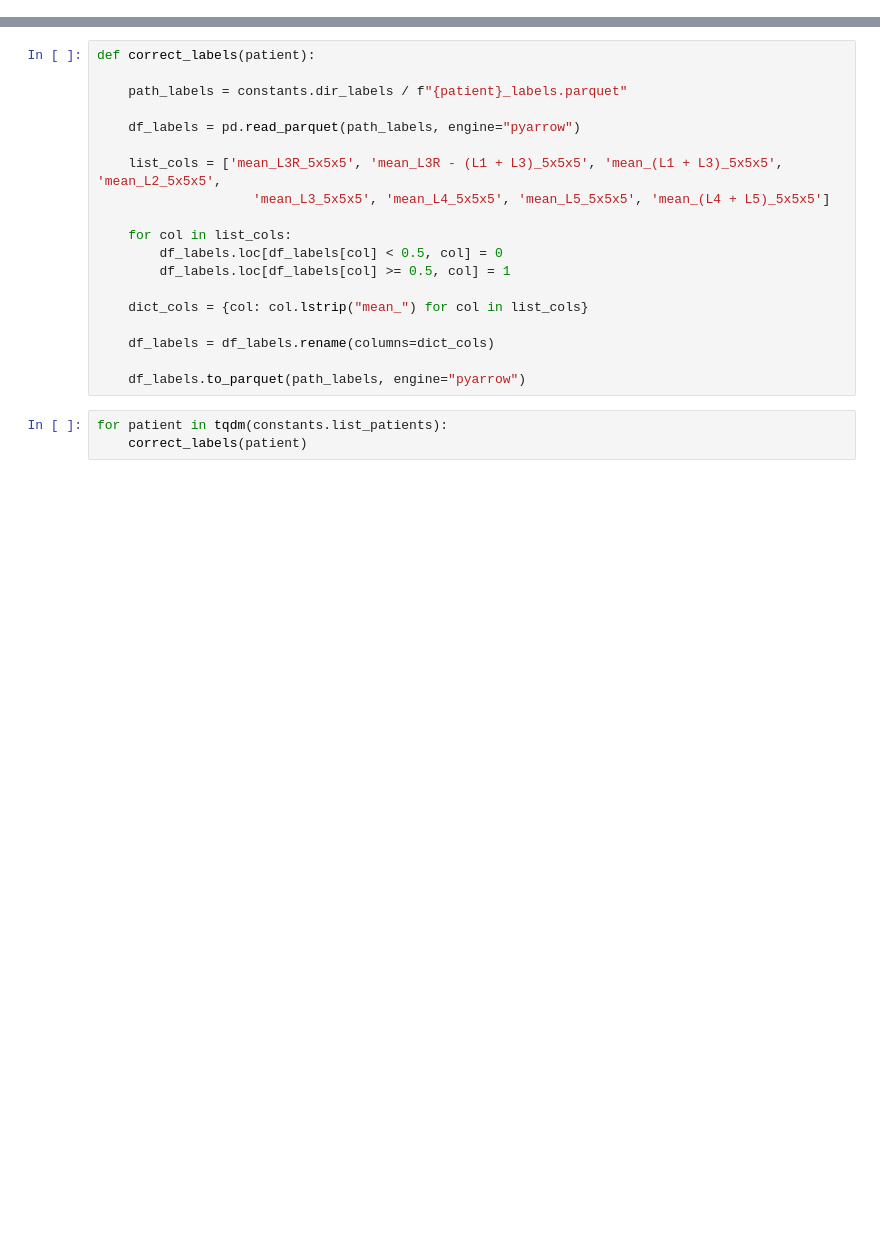
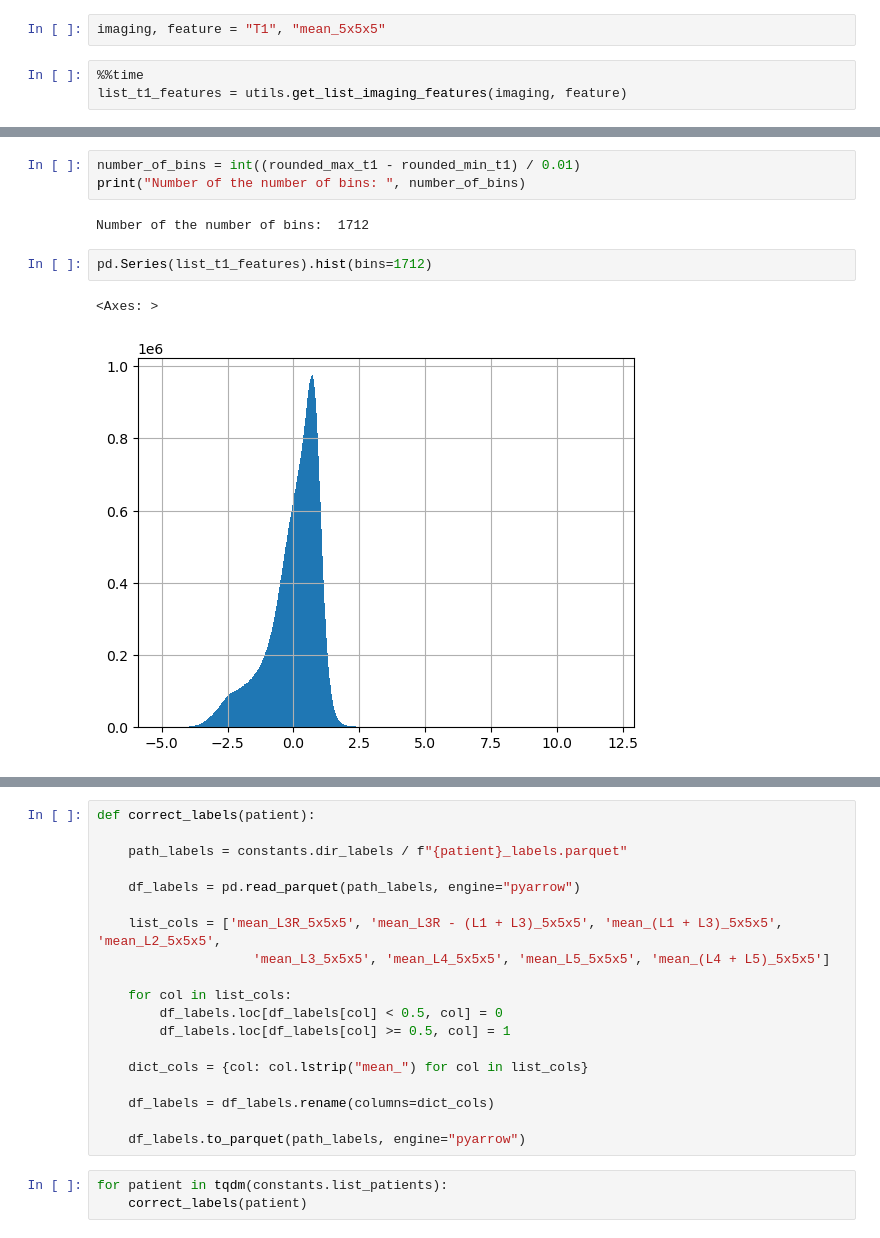
Before and after one commit to maichi98/RELAPSE_PREDICTION, a Jupyter notebook: notebooks/correct_features.ipynb, the cells around one changed output, grey strips where cells are left out. Drawn from its saved outputs; the diff is of its cells as text; blank space fills up the shorter version.

```diff
--- a/notebooks/correct_features.ipynb
+++ b/notebooks/correct_features.ipynb
@@ -26,0 +36,5 @@ for patient in tqdm(constants.list_patients):
+# %%
+imaging, feature = "T1", "mean_5x5x5"
+# %%
+%%time
+list_t1_features = utils.get_list_imaging_features(imaging, feature)
@@ -26,0 +61,10 @@ for patient in tqdm(constants.list_patients):
+# %%
+number_of_bins = int((rounded_max_t1 - rounded_min_t1) / 0.01)
+print("Number of the number of bins: ", number_of_bins)
+# %% [output]
+Number of the number of bins:  1712
+# %%
+pd.Series(list_t1_features).hist(bins=1712)
+# %% [output]
+<Axes: >
+[figure, added]
```
Also changed, not shown: parts of 23 cells of this notebook, 6 other files.
